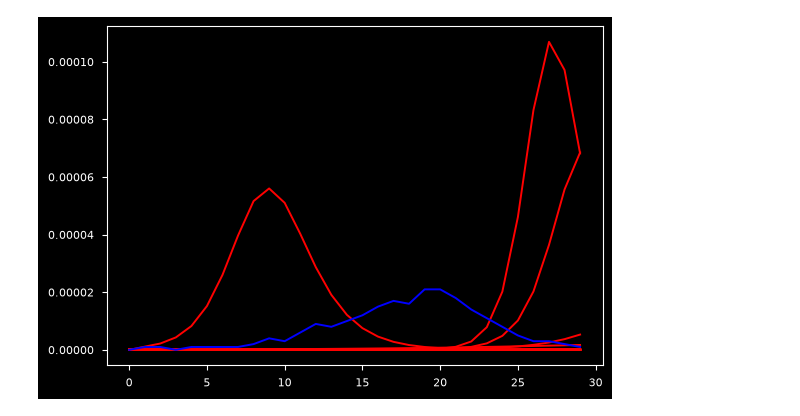
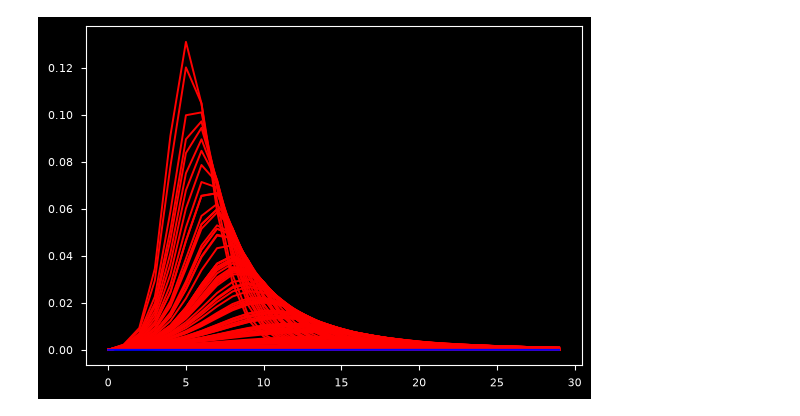
Before and after one commit to bergie75/nbeats_flu, a Jupyter notebook: python/simplify_ODE.ipynb, the cells around one changed output. Cells and saved outputs as stored; diff of their text form; code cells hidden in the pictures.

Commit message:
Changed IC distribution

```diff
--- a/python/simplify_ODE.ipynb
+++ b/python/simplify_ODE.ipynb
@@ -181,15 +241,22 @@ class FluPart(ssm.StateSpaceModel):
 
     default_params = {'beta':0.8,'gamma':0.2,'epsilon':0.05,
                     'delta':0.0,'theta':0.35,'mu':0.2,'sigma_meas':0.1,
-                    'dirichlet_vec':np.array([0.5-inf_frac,0.5,inf_frac])*certainty,
-                    'fixed_vec': np.array([0.0,0.0,1e-9])}
+                    'beta_dist_vec':np.array([8,8]),
+                    'fixed_vec': np.array([0.0001,0.0,0.0,1e-9])}
 
     def PX0(self):  # Distribution of X_0
-        # nonS = np.array([0.47,0.001,0,0])  # V,I,H,R
-        # y0 = np.array([1.0 - np.sum(nonS), *nonS, 1e-9])
-        # component_distributions = [dists.Dirac(loc=y0[j]) for j in range(y0.shape[0])]
+        # S = dists.Beta(1,1)
+        # V = dists.LinearD(S, a=-1., b=0.99)
+        # I = dists.Dirac(loc=0.01)
+        # H = dists.Dirac(loc=0.0)
+        # R = dists.Dirac(loc=0.0)
+        # H_cum = dists.Dirac(loc=1e-9)
+        # # nonS = np.array([0.47,0.001,0,0])  # V,I,H,R
+        # # y0 = np.array([1.0 - np.sum(nonS), *nonS, 1e-9])
+        # component_distributions = [S,V,I,H,R,H_cum]
         # return dists.IndepProd(*component_distributions)
-        return DirichletWithFixedTail(self.dirichlet_vec, self.fixed_vec)
+
+        return BetaFirst(*self.beta_dist_vec, self.fixed_vec)
 
     def PX(self, t, xp):  # Distribution of X_t given X_{t-1}=xp (p=past)
         p = [self.beta, self.gamma, self.delta, self.epsilon, self.theta, self.mu]
@@ -242,7 +309,7 @@ incident_cases = np.diff(time_series, prepend=0.0) + 1e-9
 both_strain_incident = np.stack([flu_A_incident, flu_B_incident])
 # %%
 # perform filtering for full problem
-pmmh = mcmc.PMMH(ssm_cls=FluPart, prior=my_prior, data=incident_cases, Nx=50, niter = 5000)
+pmmh = mcmc.PMMH(ssm_cls=FluPart, prior=my_prior, data=incident_cases, Nx=50, niter = 1500)
 pmmh.run()
 plt.plot(pmmh.chain.lpost)
 # %% [output]
@@ -265,30 +338,30 @@ print(pmmh.chain.theta["theta"])
 # %%
 # get parameter estimates for goodness of fit
 from copy import deepcopy
 from jax.experimental.ode import odeint
 
 parameter_results = deepcopy(FluPart().default_params)
 for p in prior_dict.keys():  # loop over mu, theta, rho
-     parameter_results[p] = pmmh.chain.theta[p][-1]
+     parameter_results[p] = np.mean(pmmh.chain.theta[p][500:])
 
 par_vec = [parameter_results["beta"], parameter_results["gamma"], parameter_results["delta"],
            parameter_results["epsilon"], parameter_results["theta"], parameter_results["mu"]]
 num_weeks = len(incident_cases)
 
 # solve ODE
 deltaT = 7.0
 num_ics = 100
 timepoints = np.array([i*deltaT for i in range(0,num_weeks)])
-init_conds = DirichletWithFixedTail(parameter_results["dirichlet_vec"],parameter_results["fixed_vec"]).rvs(size=num_ics, key=jax.random.key(42))
+init_conds = BetaFirst(*parameter_results["beta_dist_vec"],parameter_results["fixed_vec"]).rvs(size=num_ics)
 def f_for_odeint(y,t,p):
      return simple_flu(t,y,p)
 
 for ic in init_conds:
      ys = odeint(f_for_odeint, ic, timepoints, par_vec)
      cum_hosp = ys[:,5]
      inc_hosp = np.diff(cum_hosp, prepend=0.0)
      plt.plot(inc_hosp, color="red")
 plt.plot(incident_cases, color="blue")
 plt.show()
 # %% [output]
-[figure, old version]
+[figure, new version]
```
Also changed, not shown: parts of 9 cells of this notebook, 1 other file.
